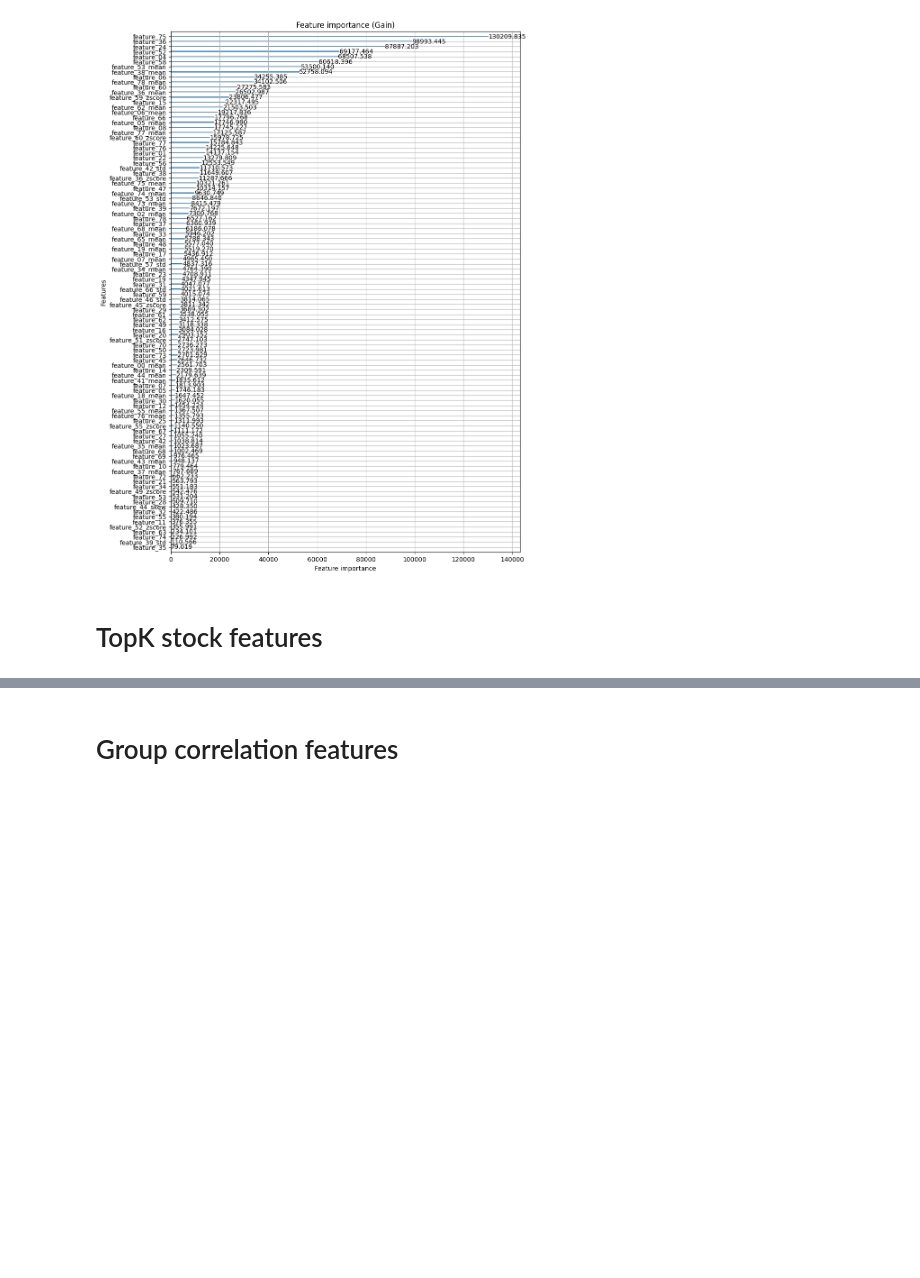
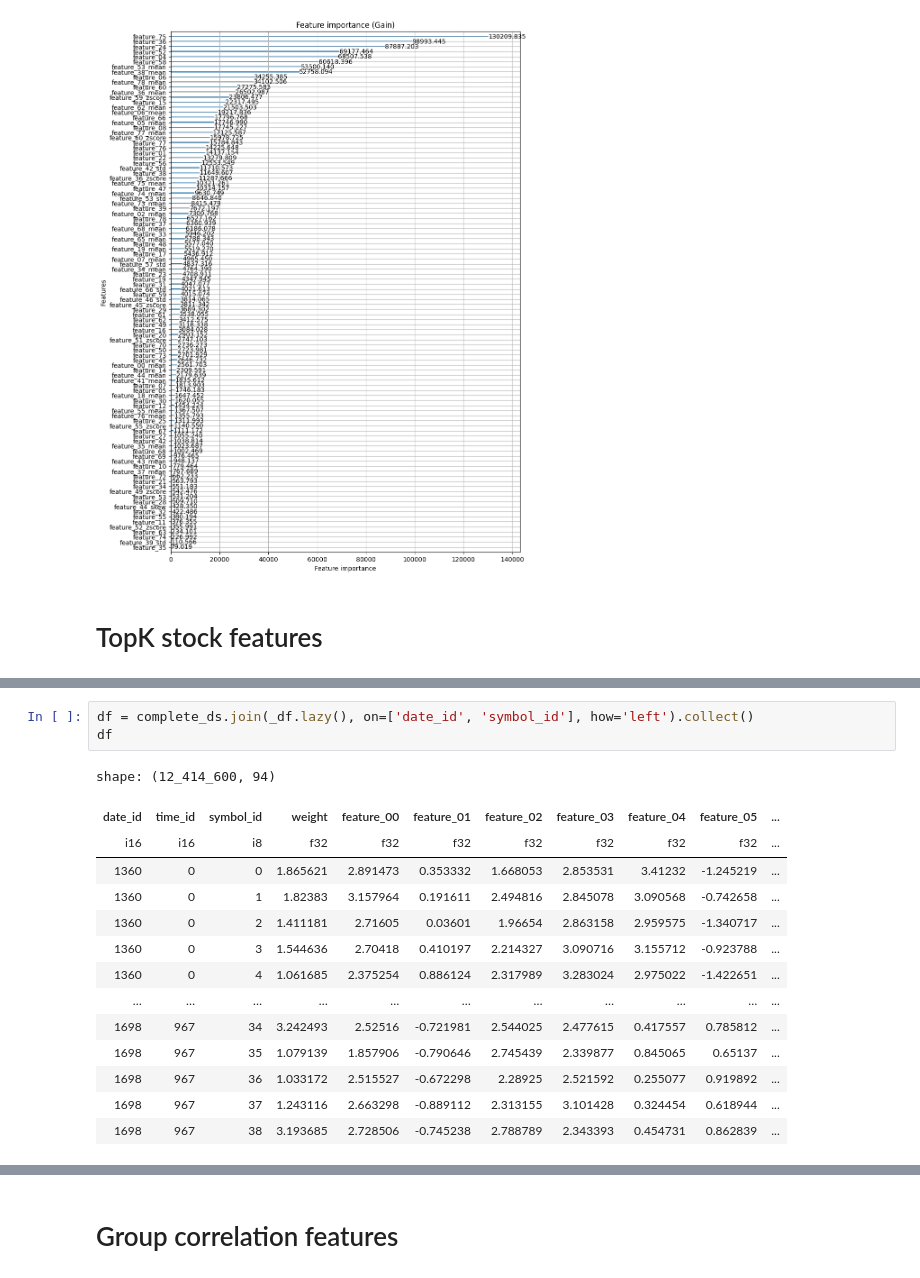
Before and after one commit to lorecampa/jane_street_forecasting, a Jupyter notebook: nbs/tree/features.ipynb, the cells around one changed output, grey strips where cells are left out. Drawn from its saved outputs; the diff is of its cells as text; blank space fills up the shorter version.

```diff
--- a/nbs/tree/features.ipynb
+++ b/nbs/tree/features.ipynb
@@ -231,0 +207,18 @@ _df['responder_6_top_5'].null_count()
+# %%
+df = complete_ds.join(_df.lazy(), on=['date_id', 'symbol_id'], how='left').collect()
+df
+# %% [output]
+shape: (12_414_600, 94)
+| date_id | time_id | symbol_id | weight | feature_00 | feature_01 | feature_02 | feature_03 | feature_04 | feature_05 | ... |
+| i16 | i16 | i8 | f32 | f32 | f32 | f32 | f32 | f32 | f32 | ... |
+| 1360 | 0 | 0 | 1.865621 | 2.891473 | 0.353332 | 1.668053 | 2.853531 | 3.41232 | -1.245219 | ... |
+| 1360 | 0 | 1 | 1.82383 | 3.157964 | 0.191611 | 2.494816 | 2.845078 | 3.090568 | -0.742658 | ... |
+| 1360 | 0 | 2 | 1.411181 | 2.71605 | 0.03601 | 1.96654 | 2.863158 | 2.959575 | -1.340717 | ... |
+| 1360 | 0 | 3 | 1.544636 | 2.70418 | 0.410197 | 2.214327 | 3.090716 | 3.155712 | -0.923788 | ... |
+| 1360 | 0 | 4 | 1.061685 | 2.375254 | 0.886124 | 2.317989 | 3.283024 | 2.975022 | -1.422651 | ... |
+| … | … | … | … | … | … | … | … | … | … | ... |
+| 1698 | 967 | 34 | 3.242493 | 2.52516 | -0.721981 | 2.544025 | 2.477615 | 0.417557 | 0.785812 | ... |
+| 1698 | 967 | 35 | 1.079139 | 1.857906 | -0.790646 | 2.745439 | 2.339877 | 0.845065 | 0.65137 | ... |
+| 1698 | 967 | 36 | 1.033172 | 2.515527 | -0.672298 | 2.28925 | 2.521592 | 0.255077 | 0.919892 | ... |
+| 1698 | 967 | 37 | 1.243116 | 2.663298 | -0.889112 | 2.313155 | 3.101428 | 0.324454 | 0.618944 | ... |
+| 1698 | 967 | 38 | 3.193685 | 2.728506 | -0.745238 | 2.788789 | 2.343393 | 0.454731 | 0.862839 | ... |
```
Also changed, not shown: parts of 5 cells of this notebook, 5 other files.
